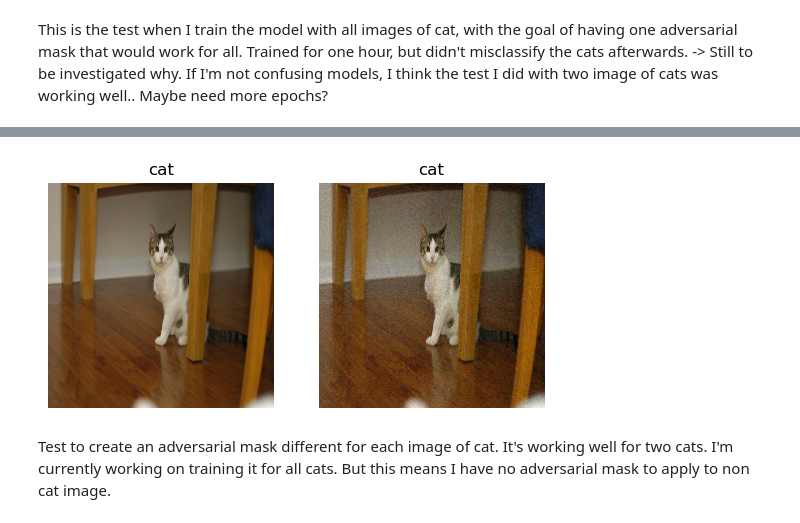
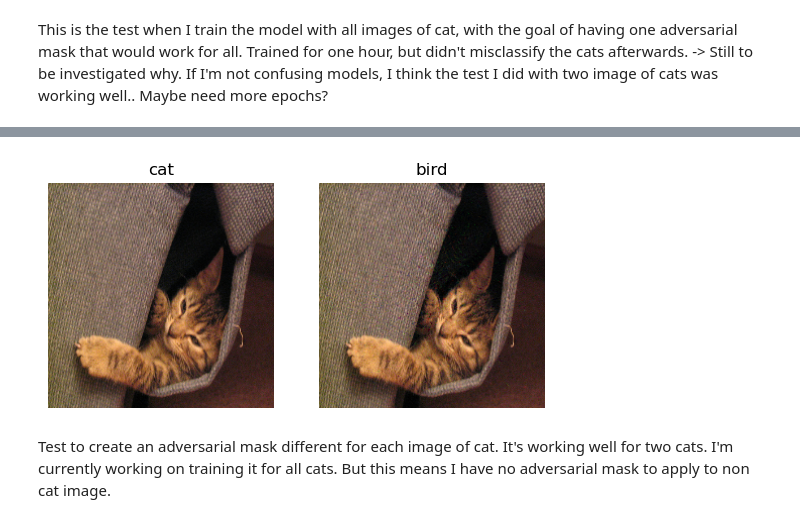
Before and after one commit to xEluaS/Computer_Vision_Group_Assignment_2, a Jupyter notebook: adversarial_attack.ipynb, the cells around one changed output, grey strips where cells are left out. Cells and saved outputs as stored; diff of their text form; code cells hidden in the pictures.

```diff
--- a/adversarial_attack.ipynb
+++ b/adversarial_attack.ipynb
@@ -20,10 +20,10 @@ Data import as for the classification model:
 from sklearn.model_selection import train_test_split
 
 # Loading the training data
-train_df = pd.read_csv('/Users/perrinebamps/Documents/GitHub/Computer_Vision_Group_Assignment_2/train/train_set.csv', index_col="Id")
+train_df = pd.read_csv('train/train_set.csv', index_col="Id")
 labels = train_df.columns
-train_df["img"] = [np.load('/Users/perrinebamps/Documents/GitHub/Computer_Vision_Group_Assignment_2/train/img/train_{}.npy'.format(idx)) for idx, _ in train_df.iterrows()]
-train_df["seg"] = [np.load('/Users/perrinebamps/Documents/GitHub/Computer_Vision_Group_Assignment_2/train/seg/train_{}.npy'.format(idx)) for idx, _ in train_df.iterrows()]
+train_df["img"] = [np.load('train/img/train_{}.npy'.format(idx)) for idx, _ in train_df.iterrows()]
+train_df["seg"] = [np.load('train/seg/train_{}.npy'.format(idx)) for idx, _ in train_df.iterrows()]
 print("The training set contains {} examples.".format(len(train_df)))
 
 # Loading the test data
@@ -59,6 +59,10 @@ The training set contains 749 examples.
 Code below copied from Pretrained_classification:
 # %%
 from keras.applications import InceptionResNetV2
+from keras.models import Model
+#import regularizers
+from keras.layers import Dense, Dropout
+from keras import regularizers
 
 base_model = InceptionResNetV2(include_top=False,
                                       weights="imagenet",     # "imagenet" when transfer learning
@@ -66,14 +70,15 @@ base_model = InceptionResNetV2(include_top=False,
                                       pooling = "avg"
                                       )
 x = base_model.output
-x = Dropout(0.5)(x)
-x = Dense(1024, activation="relu")(x)
+x = Dropout(0.2)(x)
+x = Dense(512, activation="relu",kernel_regularizer=regularizers.L2(0.001))(x)
+x = Dense(512, activation="relu",kernel_regularizer=regularizers.L2(0.001))(x)
 
 predictions = Dense(20, activation="sigmoid")(x)
 
 model = Model(inputs=base_model.input, outputs=predictions)
 
-model.load_weights("/Users/perrinebamps/Documents/GitHub/Computer_Vision_Group_Assignment_2/InceptionResNetV2_augmented.h5")
+model.load_weights("InceptionResNetV2_noweights_best.h5")
 # %% [markdown]
 The code below has been copied (and adapted for size of images and model) from this webpage: https://medium.com/mindboard/generating-adversarial-samples-in-keras-tutorial-f881ac836246
 
@@ -129,13 +134,13 @@ def generate_adversary(img,target,model,regularization,loss_function):
     target_vector[target] = 1.
 
     #callback for saving weights with smallest loss
-    checkpoint = ModelCheckpoint('/Users/perrinebamps/Documents/adversarial_weights.h5', monitor='loss', verbose=0, save_best_only=True, save_weights_only=True,
+    checkpoint = ModelCheckpoint('adversarial_weights.h5', monitor='loss', verbose=0, save_best_only=True, save_weights_only=True,
                                  mode='auto', save_freq='epoch')#period=1)
     #train adversarial image
     adversarial_model.fit(x={'image':np.expand_dims(img, axis=0),'unity':np.ones(shape=(1, 1))},y=target_vector.reshape(1,-1),epochs=100,verbose=0,
                          callbacks=[checkpoint])
     #restore best weights
-    adversarial_model.load_weights('/Users/perrinebamps/Documents/adversarial_weights.h5')
+    adversarial_model.load_weights('adversarial_weights.h5')
 
     #quantize adversarial noise
     quantized_weights = np.round(adversarial_model.get_weights()[0].reshape((224, 224, 3)) * 255.) / 255.
@@ -345,7 +390,7 @@ def classify_with_generalized_adversarial(image, model, adversarial_noise):
 #adversarial_noise = np.load('generalized_adversarial_noise.npy')
 
 # Classify an image (img)
-img = X_train[np.argmax(y_train, axis=1)==7][0,:,:,:]
+img = X_train[np.argmax(y_train, axis=1)==7][10,:,:,:]
 predictions, adv_img = classify_with_generalized_adversarial(img, model, adversarial_noise)
 
 ind_true = 7
@@ -365,4 +410,4 @@ plt.show()
-[figure, old version]
+[figure, new version]
 # %% [markdown]
 Test to create an adversarial mask different for each image of cat. It's working well for two cats. I'm currently working on training it for all cats. But this means I have no adversarial mask to apply to non cat image.
 # %%
```
Also changed, not shown: parts of 3 cells of this notebook.
